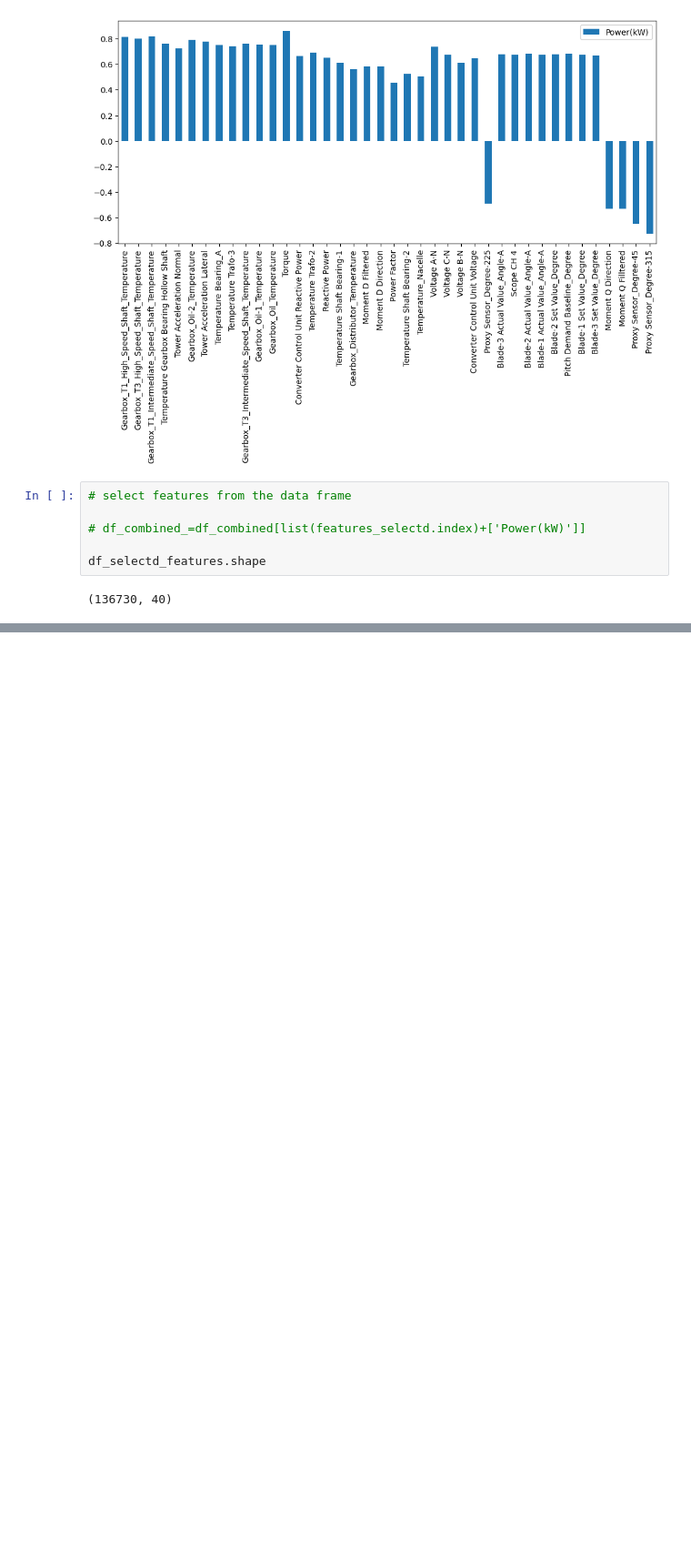
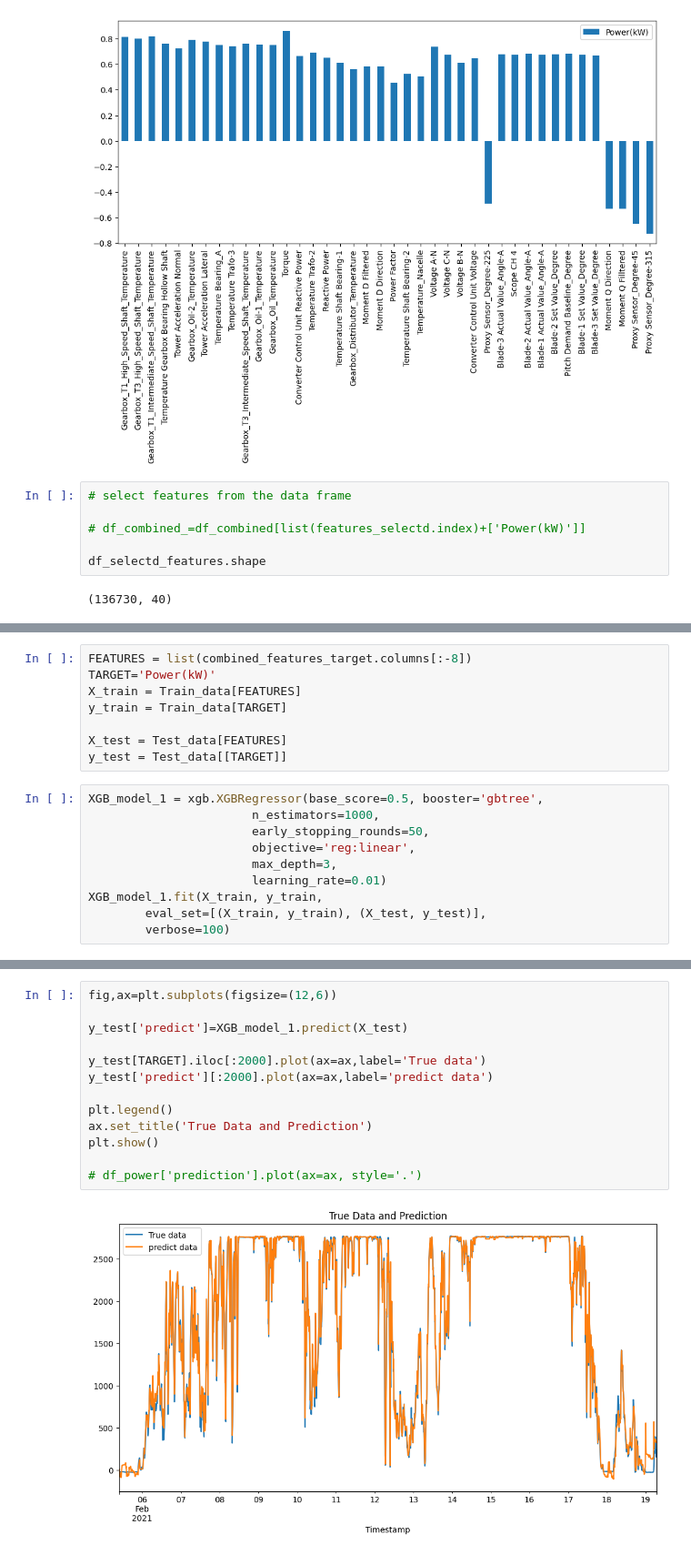
Before and after one commit to arunrajks/time_series_analysis, a Jupyter notebook: wind-turbine-power-forecast.ipynb, the cells around one changed output, grey strips where cells are left out. Shown at 91% size. Saved outputs shown, nothing was run; the diff lists cells and outputs as text; blank space fills up the shorter version.

```diff
--- a/wind-turbine-power-forecast.ipynb
+++ b/wind-turbine-power-forecast.ipynb
@@ -335,0 +337,18 @@ plt.tight_layout()
+# %%
+FEATURES = list(combined_features_target.columns[:-8])
+TARGET='Power(kW)'
+X_train = Train_data[FEATURES]
+y_train = Train_data[TARGET]
+
+X_test = Test_data[FEATURES]
+y_test = Test_data[[TARGET]]
+# %%
+XGB_model_1 = xgb.XGBRegressor(base_score=0.5, booster='gbtree',
+                       n_estimators=1000,
+                       early_stopping_rounds=50,
+                       objective='reg:linear',
+                       max_depth=3,
+                       learning_rate=0.01)
+XGB_model_1.fit(X_train, y_train,
+        eval_set=[(X_train, y_train), (X_test, y_test)],
+        verbose=100)
@@ -335,0 +379,15 @@ plt.tight_layout()
+# %%
+fig,ax=plt.subplots(figsize=(12,6))
+
+y_test['predict']=XGB_model_1.predict(X_test)
+
+y_test[TARGET].iloc[:2000].plot(ax=ax,label='True data')
+y_test['predict'][:2000].plot(ax=ax,label='predict data')
+
+plt.legend()
+ax.set_title('True Data and Prediction')
+plt.show()
+
+# df_power['prediction'].plot(ax=ax, style='.')
+# %% [output]
+[figure, added]
```
Also changed, not shown: parts of 33 cells of this notebook.
